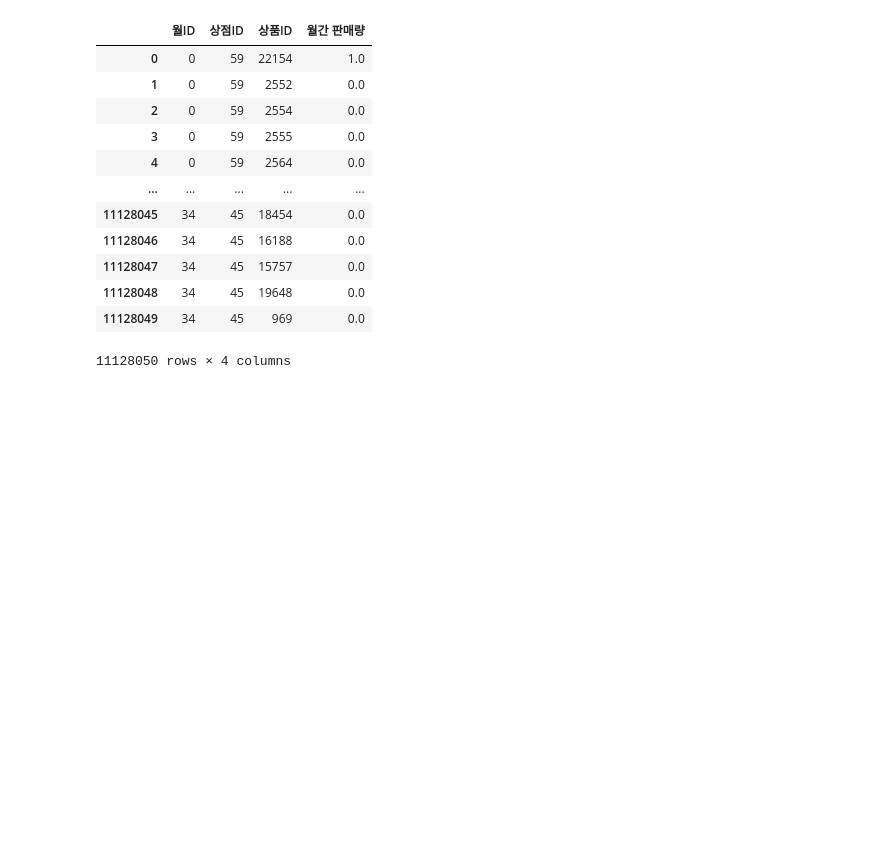
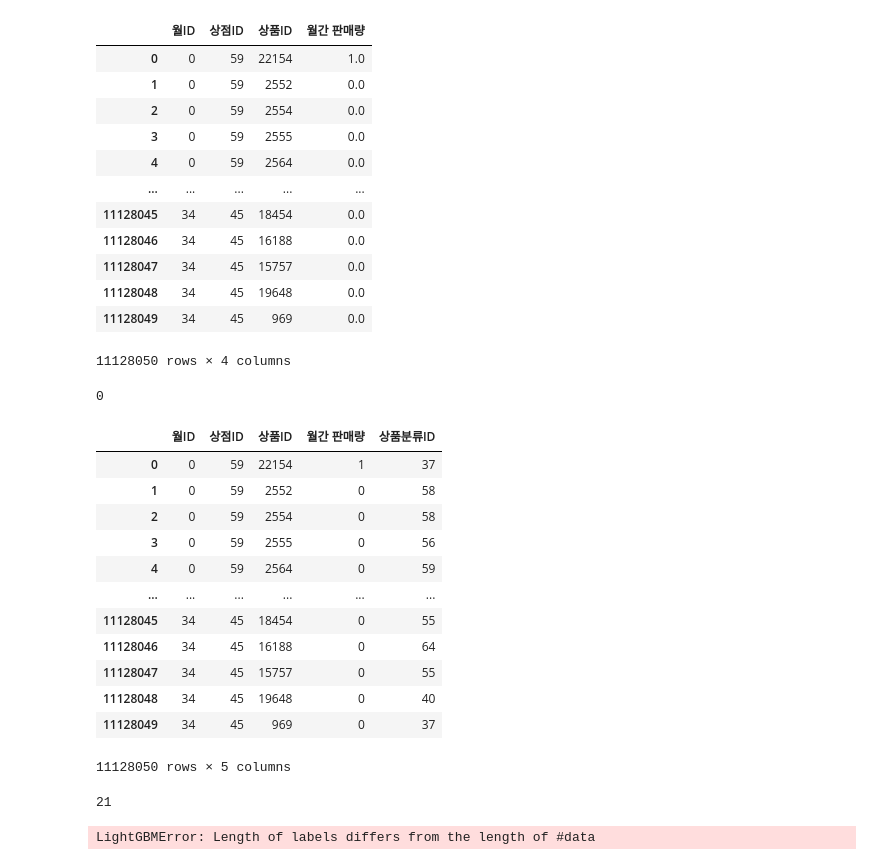
Before and after one commit to bongjooncha/kaggle_study, a Jupyter notebook: ch9/pr1/base_line.ipynb, the cells around one changed output. Cells and saved outputs as stored; diff of their text form; code cells hidden in the pictures; blank space fills up the shorter version.

```diff
--- a/ch9/pr1/base_line.ipynb
+++ b/ch9/pr1/base_line.ipynb
@@ -152,3 +152,57 @@ all_data
 | 11128048 | 34 | 45 | 19648 | 0.0 |
 | 11128049 | 34 | 45 | 969 | 0.0 |
 11128050 rows × 4 columns
+# %%
+import gc
+
+del group
+gc.collect()
+# %% [output]
+0
+# %%
+all_data = all_data.merge(shops, on = '상점ID', how='left')
+all_data = all_data.merge(items, on='상품ID', how = 'left')
+all_data = all_data.merge(item_categories, on = '상품분류ID', how = 'left')
+
+all_data = downcast(all_data)
+
+del shops, items, item_categories
+gc.collect();
+# %%
+all_data = all_data.drop(['상점명', '상품명', '상품분류명'], axis=1)
+all_data
+# %% [output]
+|  | 월ID | 상점ID | 상품ID | 월간 판매량 | 상품분류ID |
+| 0 | 0 | 59 | 22154 | 1 | 37 |
+| 1 | 0 | 59 | 2552 | 0 | 58 |
+| 2 | 0 | 59 | 2554 | 0 | 58 |
+| 3 | 0 | 59 | 2555 | 0 | 56 |
+| 4 | 0 | 59 | 2564 | 0 | 59 |
+| ... | ... | ... | ... | ... | ... |
+| 11128045 | 34 | 45 | 18454 | 0 | 55 |
+| 11128046 | 34 | 45 | 16188 | 0 | 64 |
+| 11128047 | 34 | 45 | 15757 | 0 | 55 |
+| 11128048 | 34 | 45 | 19648 | 0 | 40 |
+| 11128049 | 34 | 45 | 969 | 0 | 37 |
+11128050 rows × 5 columns
+# %%
+X_train = all_data[all_data['월ID']< 33]
+X_train = all_data.drop(['월간 판매량'], axis =1)
+
+X_valid = all_data[all_data['월ID'] == 33]
+X_valid = X_valid.drop(['월간 판매량'], axis=1)
+
+X_test = all_data[all_data['월ID']==34]
+X_test = X_test.drop(['월간 판매량'], axis = 1)
+
+
+y_train = all_data[all_data['월ID']<33]['월간 판매량']
+y_train = y_train.clip(0,20)
+
+y_valid = all_data[all_data['월ID']==33]['월간 판매량']
+y_valid = y_valid.clip(0,20)
+
+del all_data
+gc.collect()
+# %% [output]
+21
@@ -154,0 +224,7 @@ all_data
+# %%
+callbacks = [lgb.log_evaluation(period=50)]
+lgb_model = lgb.train(params = params, train_set=dtrain, num_boost_round=500,
+                      valid_sets=(dtrain, dvalid), categorical_feature=cat_features,
+                      callbacks=callbacks)
+# %% [output]
+LightGBMError: Length of labels differs from the length of #data
```
Also changed, not shown: parts of 1 cell of this notebook.
